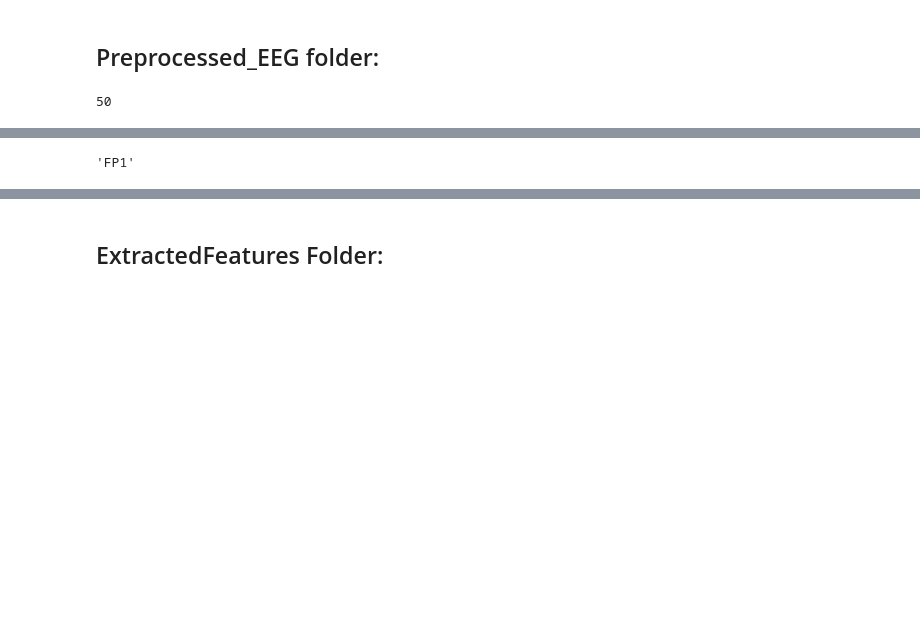
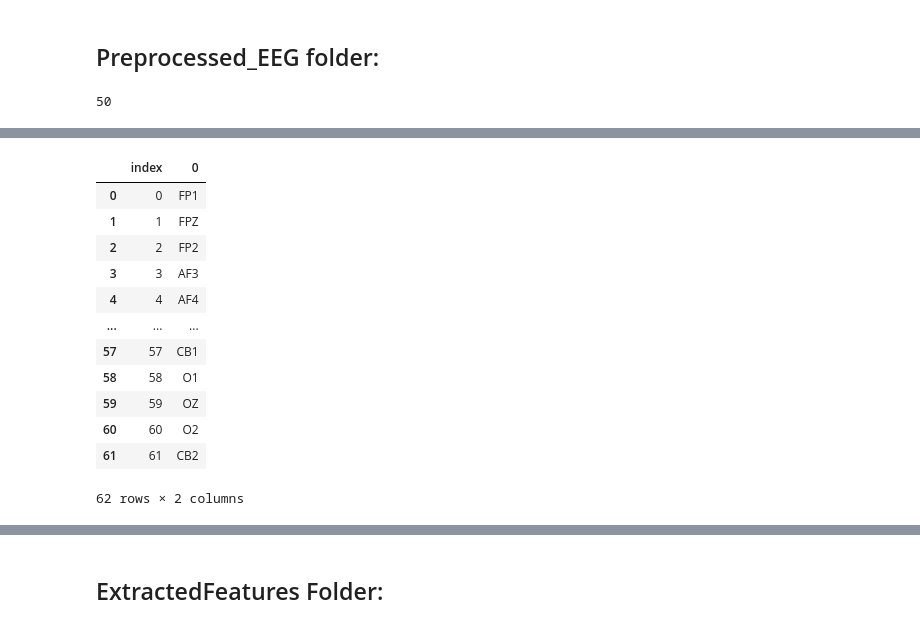
Before and after one commit to jvmr22/MSc-dissertation-EEG-Analysis, a Jupyter notebook: EDA_seed.ipynb, the cells around one changed output, grey strips where cells are left out. Drawn from its saved outputs; the diff is of its cells as text; code cells hidden in the pictures; blank space fills up the shorter version.

```diff
--- a/EDA_seed.ipynb
+++ b/EDA_seed.ipynb
@@ -77,10 +39,22 @@ pd.DataFrame(eeg_each_chanel_data)
 # %%
 channel_order = pd.read_excel("/home/joaovmrf/Documents/Projetos_pessoais/mestrado/2022_estudos_especiais/SEED/SEED_EEG/SEED_EEG/channel-order.xlsx", header=None).reset_index()
 # channel_order['index'] = channel_order.index+1
 channel_order
-channel_order[channel_order['index'] == eeg_62channels_idx][0].values[0]
+# channel_order[channel_order['index'] == eeg_62channels_idx][0].values[0]
 # %% [output]
+|  | index | 0 |
+| 0 | 0 | FP1 |
+| 1 | 1 | FPZ |
+| 2 | 2 | FP2 |
+| 3 | 3 | AF3 |
+| 4 | 4 | AF4 |
+| ... | ... | ... |
+| 57 | 57 | CB1 |
+| 58 | 58 | O1 |
+| 59 | 59 | OZ |
+| 60 | 60 | O2 |
+| 61 | 61 | CB2 |
-'FP1'
+62 rows × 2 columns
 # %%
 all_data = pd.DataFrame()
 
```
Also changed, not shown: parts of 12 cells of this notebook.
